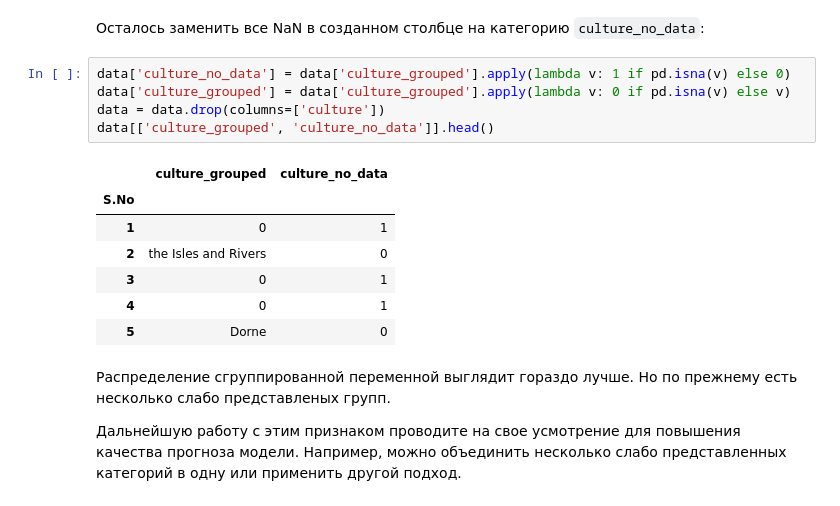
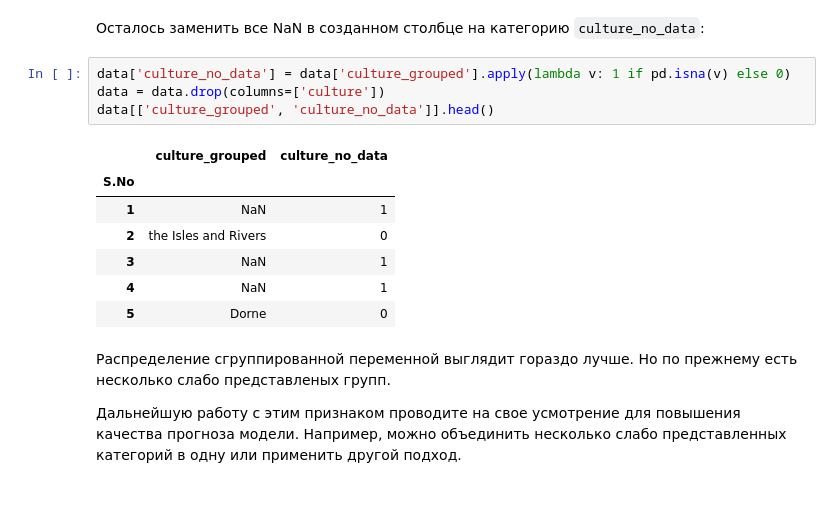
Before and after one commit to winpeperk/dls, a Jupyter notebook: week_01_ml_intro/Homework/hw_1_game_of_thrones.ipynb, the cells around one changed output. Saved outputs shown, nothing was run; the diff lists cells and outputs as text.

```diff
--- a/week_01_ml_intro/Homework/hw_1_game_of_thrones.ipynb
+++ b/week_01_ml_intro/Homework/hw_1_game_of_thrones.ipynb
@@ -384,16 +384,15 @@ data['culture_grouped'] = data['culture'].str.lower().map(cultures_grouped_inver
 Осталось заменить все NaN в созданном столбце на категорию `culture_no_data`:
 # %%
 data['culture_no_data'] = data['culture_grouped'].apply(lambda v: 1 if pd.isna(v) else 0)
-data['culture_grouped'] = data['culture_grouped'].apply(lambda v: 0 if pd.isna(v) else v)
 data = data.drop(columns=['culture'])
 data[['culture_grouped', 'culture_no_data']].head()
 # %% [output]
 |  | culture_grouped | culture_no_data |
 | S.No |  |  |
-| 1 | 0 | 1 |
+| 1 | NaN | 1 |
 | 2 | the Isles and Rivers | 0 |
-| 3 | 0 | 1 |
-| 4 | 0 | 1 |
+| 3 | NaN | 1 |
+| 4 | NaN | 1 |
 | 5 | Dorne | 0 |
 # %% [markdown]
 Распределение сгруппированной переменной выглядит гораздо лучше. Но по прежнему есть несколько слабо представленых групп.
```
Also changed, not shown: parts of 34 cells of this notebook.
